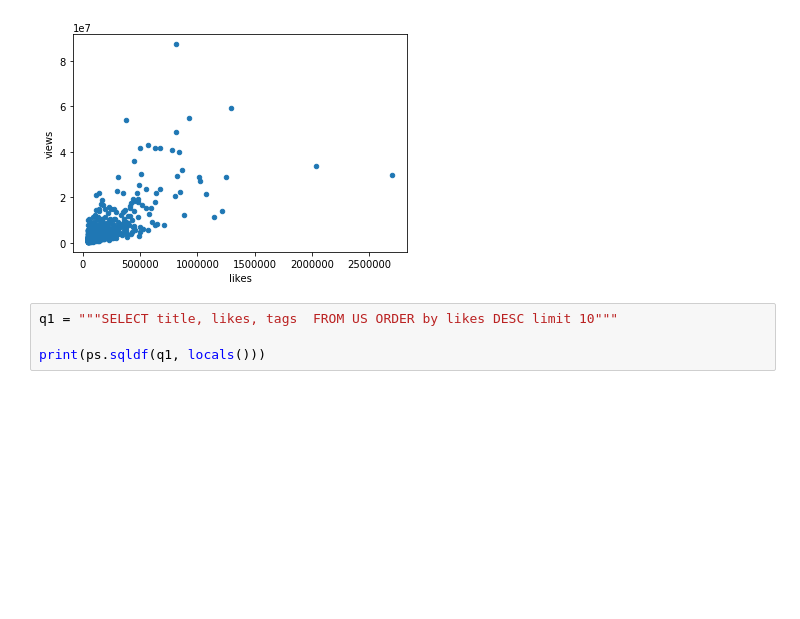
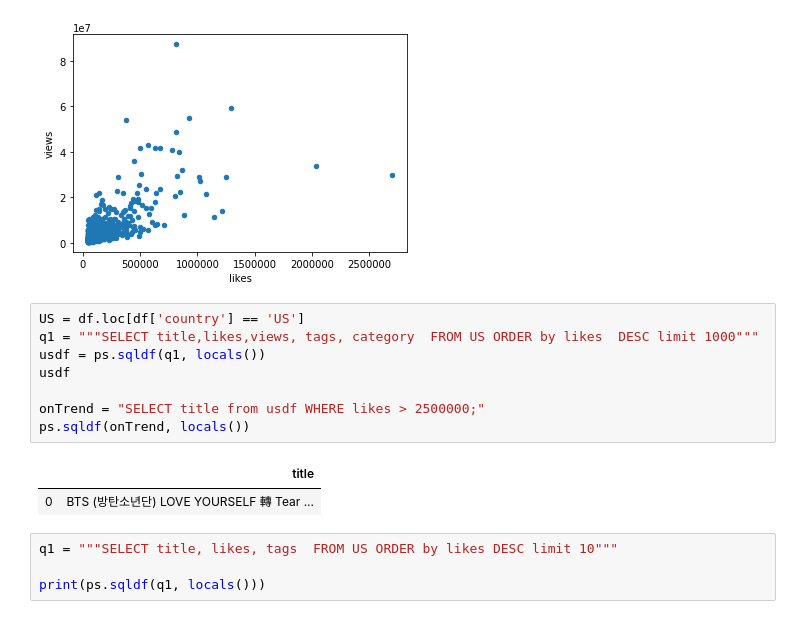
Before and after one commit to AlishaTech/YouTube_Trending, a Jupyter notebook: YouTube_Trending_Secret_Formula.ipynb, the cells around one changed output. Drawn from its saved outputs; the diff is of its cells as text; blank space fills up the shorter version.

```diff
--- a/YouTube_Trending_Secret_Formula.ipynb
+++ b/YouTube_Trending_Secret_Formula.ipynb
@@ -42,6 +42,17 @@ usdf.plot(kind='scatter', x='likes', y='views')
 # %% [output]
 <matplotlib.axes._subplots.AxesSubplot at 0x...>
 [figure]
+# %%
+US = df.loc[df['country'] == 'US']
+q1 = """SELECT title,likes,views, tags, category  FROM US ORDER by likes  DESC limit 1000"""
+usdf = ps.sqldf(q1, locals())
+usdf
+
+onTrend = "SELECT title from usdf WHERE likes > 2500000;"
+ps.sqldf(onTrend, locals())
+# %% [output]
+|  | title |
+| 0 | BTS (방탄소년단) LOVE YOURSELF 轉 Tear ... |
 # %%
 q1 = """SELECT title, likes, tags  FROM US ORDER by likes DESC limit 10"""
 
```
Also changed, not shown: parts of 5 cells of this notebook, 2 other files.
